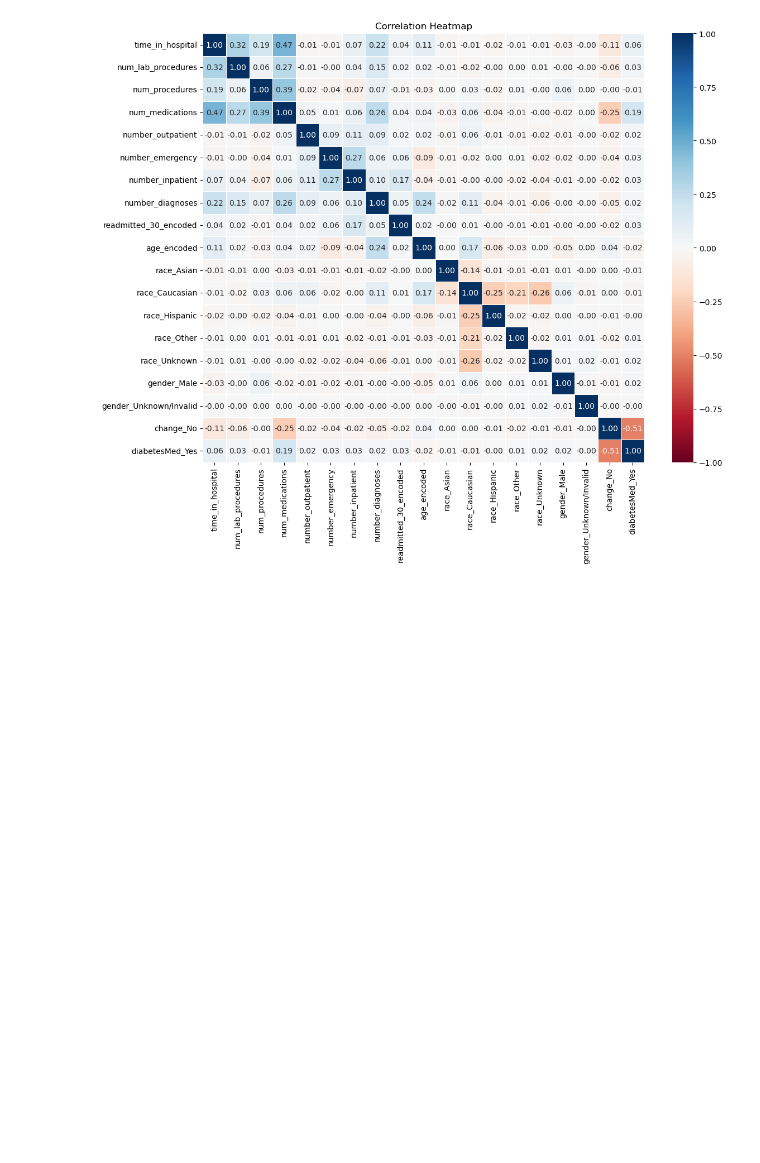
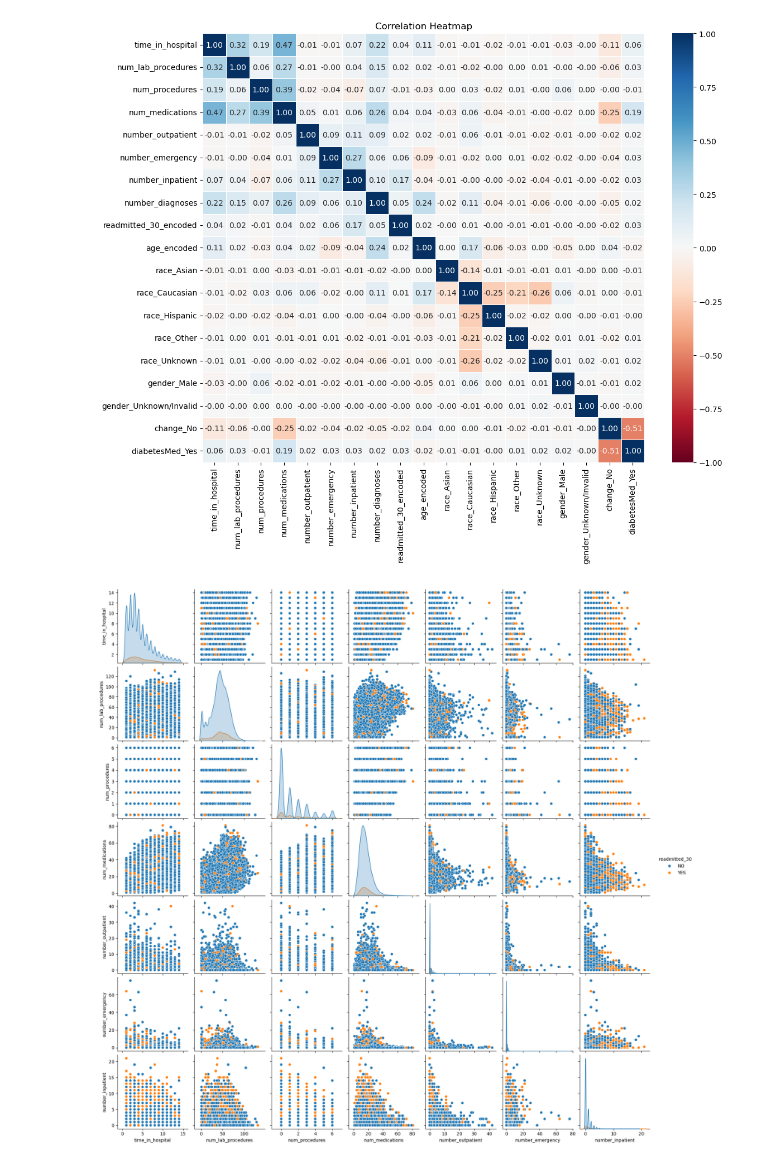
Before and after one commit to RayofData/30-Day-Hospital-Readmission-Analysis, a Jupyter notebook: EDA.ipynb, the cells around one changed output. Saved outputs shown, nothing was run; the diff lists cells and outputs as text; code cells hidden in the pictures; blank space fills up the shorter version.

```diff
--- a/EDA.ipynb
+++ b/EDA.ipynb
@@ -485,15 +560,15 @@ plt.show()
 # %% [output]
 [figure]
 # %%
-diabetic_df["readmitted_30"] = np.where(
-    diabetic_df["readmitted"] == "<30",
+clean_df["readmitted_30"] = np.where(
+    clean_df["readmitted"] == "<30",
     "YES",
     "NO"
 )
 
-readmitt_pct = diabetic_df["readmitted_30"].value_counts(normalize=True) * 100
+readmitt_pct = clean_df["readmitted_30"].value_counts(normalize=True) * 100
 
-ax = readmitt_pct.plot(kind="bar")
+ax = readmitt_pct.plot(kind="bar", color = "steelblue")
 
 plt.xlabel("Readmitted")
 plt.ylabel("Percent")
@@ -574,3 +650,24 @@ plt.tight_layout()
 plt.show()
 # %% [output]
 [figure]
+# %%
+# More cols, more time. 7 cols take 2 mins.
+cols = [
+    "time_in_hospital",
+    "num_lab_procedures",
+    "num_procedures",
+    "num_medications",
+    "number_outpatient",
+    "number_emergency",
+    "number_inpatient",
+    "readmitted_30"
+]
+
+sns.pairplot(
+    clean_df[cols],
+    hue="readmitted_30"
+)
+
+plt.show()
+# %% [output]
+[figure, added]
```
Also changed, not shown: parts of 32 cells of this notebook.
